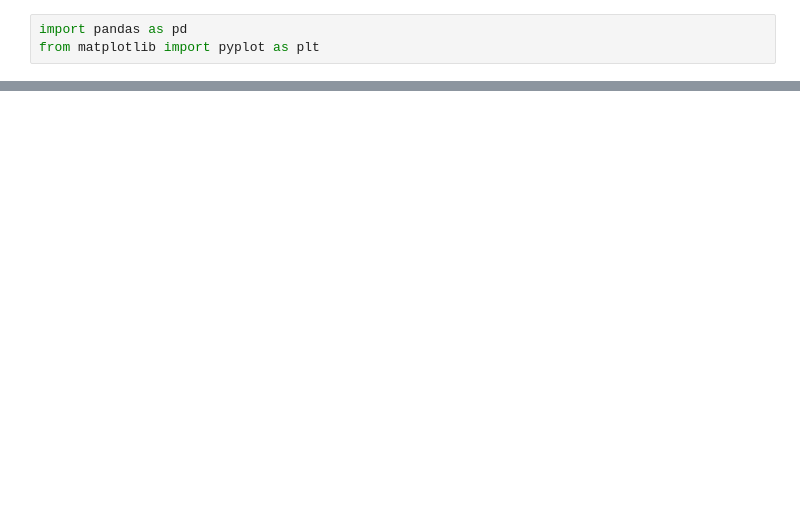
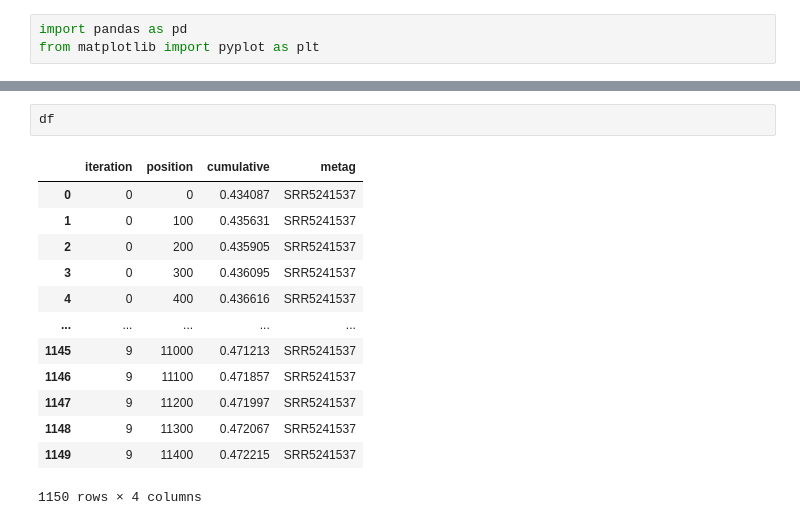
Before and after one commit to dib-lab/sourmash-midgie-raker, a Jupyter notebook: notebooks/rarefaction-explainability.ipynb, the cells around one changed output, grey strips where cells are left out. Cells and saved outputs as stored; diff of their text form; blank space fills up the shorter version.

```diff
--- a/notebooks/rarefaction-explainability.ipynb
+++ b/notebooks/rarefaction-explainability.ipynb
@@ -61,0 +67,16 @@ plt.fill_between(x_kmer, mean_kmer-2*std_kmer, mean_kmer+2*std_kmer, alpha=0.3,
+# %%
+df
+# %% [output]
+|  | iteration | position | cumulative | metag |
+| 0 | 0 | 0 | 0.434087 | SRR5241537 |
+| 1 | 0 | 100 | 0.435631 | SRR5241537 |
+| 2 | 0 | 200 | 0.435905 | SRR5241537 |
+| 3 | 0 | 300 | 0.436095 | SRR5241537 |
+| 4 | 0 | 400 | 0.436616 | SRR5241537 |
+| ... | ... | ... | ... | ... |
+| 1145 | 9 | 11000 | 0.471213 | SRR5241537 |
+| 1146 | 9 | 11100 | 0.471857 | SRR5241537 |
+| 1147 | 9 | 11200 | 0.471997 | SRR5241537 |
+| 1148 | 9 | 11300 | 0.472067 | SRR5241537 |
+| 1149 | 9 | 11400 | 0.472215 | SRR5241537 |
+1150 rows × 4 columns
```
Also changed, not shown: parts of 9 cells of this notebook, 5 other files.
